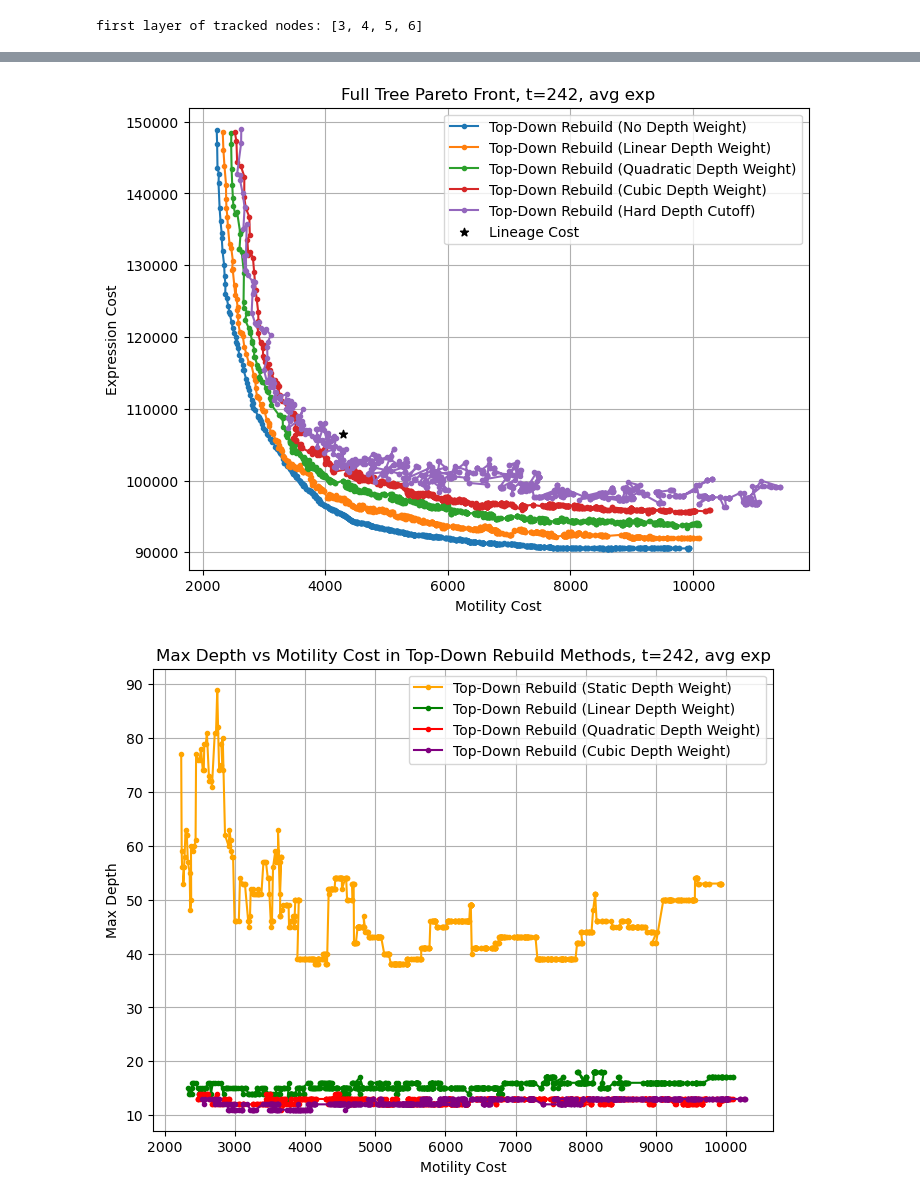
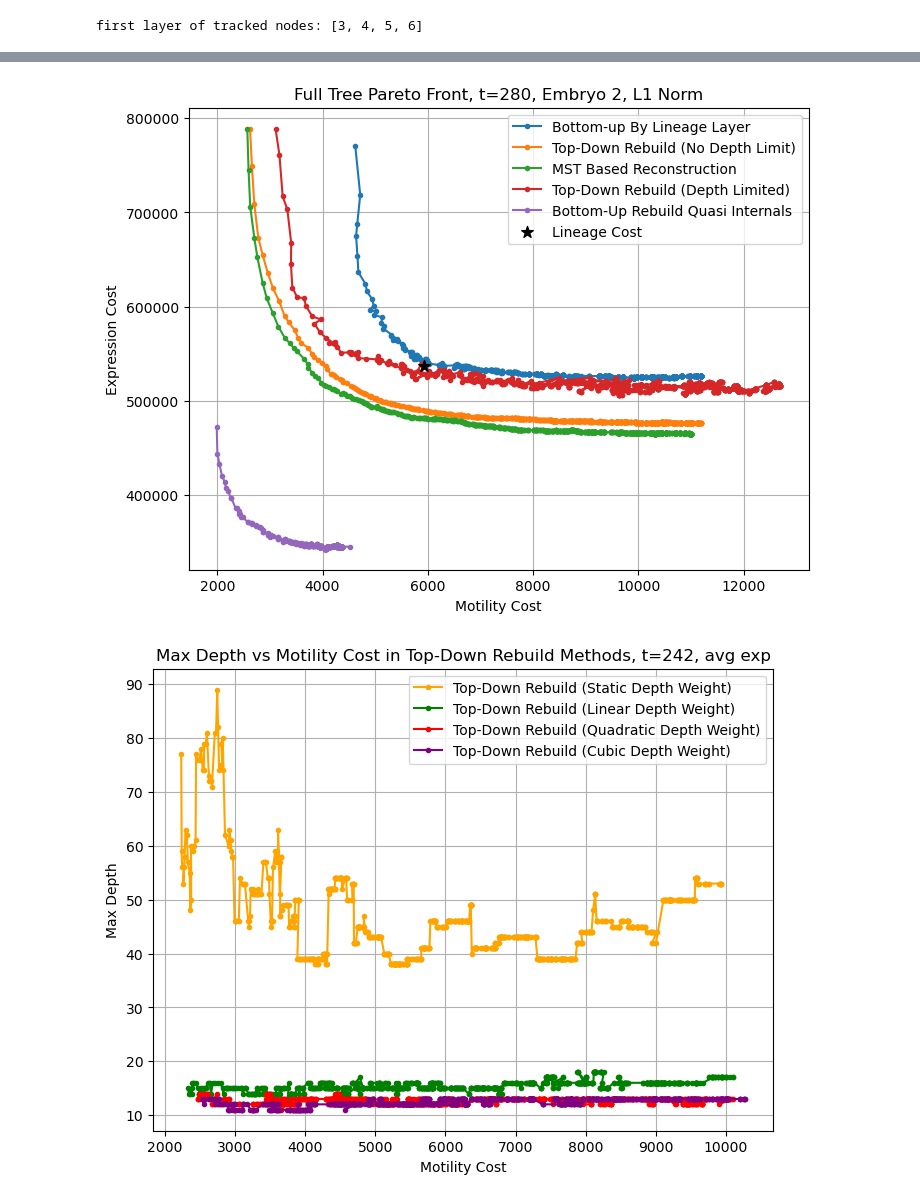
Before and after one commit to IcyFermion/embryogenesis, a Jupyter notebook: pareto_core.ipynb, the cells around one changed output, grey strips where cells are left out. Saved outputs shown, nothing was run; the diff lists cells and outputs as text; code cells hidden in the pictures.

```diff
--- a/pareto_core.ipynb
+++ b/pareto_core.ipynb
@@ -25,8 +25,14 @@ lineage_data = load_json('./data/cell_lineage.json')
 lineage_exp_df = pd.read_csv("data/protein/aggregated_all/s3.csv", index_col=0)
 lineage_exp_df = lineage_exp_df.fillna(0)
 tracking_df_all = pd.read_csv("./data/embryo2/tracks.txt", sep="\t")
-tracking_time_cutoff = 242
+tracking_time_cutoff = 280
 tracking_scale = 0.1625
 tracking_df = tracking_df_all.loc[tracking_df_all["t"] <= tracking_time_cutoff]
 untracked_nodes = ["P0", "AB", "P1"]
 first_internal_layer = ["ABa", "ABp", "EMS", "P2"]
+
+def depth_cutoff_func(depth):
+    if depth <= 9:
+        return 1
+    else:
+        return float('inf')
@@ -117,5 +143,5 @@ opt = LineageOptimization(
     lineage_exp_mat,
     lineage_tree,
     first_internal_layer=first_layer,
-    lineage_names=common_lineages)
+    lineage_names=common_lineages, exp_norm=1)
 # %% [output]
@@ -131,3 +153,5 @@ def depth_cutoff_func(depth):
 # %%
 pareto_list_by_layer = opt.bottom_up_by_layer_runner()
 pareto_list_top_down_rebuild = opt.top_down_rebuild_runner()
+pareto_mst_list = opt.mst_rebuild_runner()
+pareto_list_top_down_rebuild_depth_cutoff = opt.top_down_rebuild_runner(depth_weight_type=depth_cutoff_func)
@@ -141,0 +160,2 @@ pareto_list_top_down_rebuild_cubic_depth_weight = opt.top_down_rebuild_runner(de
+# %%
+pareto_list_terminal_only_kd_internal = opt.terminal_only_rebuild_runner(use_kd_tree=True)
@@ -142,29 +181,29 @@ pareto_list_top_down_rebuild_cubic_depth_weight = opt.top_down_rebuild_runner(de
 # %%
 pareto_xyz_cost_list_by_layer = [cost[0] for cost in pareto_list_by_layer]
 pareto_exp_cost_list_by_layer = [cost[1] for cost in pareto_list_by_layer]
 pareto_xyz_cost_list_top_down_rebuild = [cost[0] for cost in pareto_list_top_down_rebuild]
 pareto_exp_cost_list_top_down_rebuild = [cost[1] for cost in pareto_list_top_down_rebuild]
-pareto_xyz_cost_list_top_down_rebuild_linear_depth_weight = [cost[0] for cost in pareto_list_top_down_rebuild_linear_depth_weight]
-pareto_exp_cost_list_top_down_rebuild_linear_depth_weight = [cost[1] for cost in pareto_list_top_down_rebuild_linear_depth_weight]
-pareto_xyz_cost_list_top_down_rebuild_quadratic_depth_weight = [cost[0] for cost in pareto_list_top_down_rebuild_quadratic_depth_weight]
-pareto_exp_cost_list_top_down_rebuild_quadratic_depth_weight = [cost[1] for cost in pareto_list_top_down_rebuild_quadratic_depth_weight]
-pareto_xyz_cost_list_top_down_rebuild_cubic_depth_weight = [cost[0] for cost in pareto_list_top_down_rebuild_cubic_depth_weight]
-pareto_exp_cost_list_top_down_rebuild_cubic_depth_weight = [cost[1] for cost in pareto_list_top_down_rebuild_cubic_depth_weight]
+pareto_xyz_cost_list_mst = [cost[0] for cost in pareto_mst_list]
+pareto_exp_cost_list_mst = [cost[1] for cost in pareto_mst_list]
 pareto_xyz_cost_list_top_down_rebuild_depth_cutoff = [cost[0] for cost in pareto_list_top_down_rebuild_depth_cutoff]
 pareto_exp_cost_list_top_down_rebuild_depth_cutoff = [cost[1] for cost in pareto_list_top_down_rebuild_depth_cutoff]
+# pareto_xyz_cost_list_paired_bottom_up_rebuild = [cost[0] for cost in pareto_list_paired_bottom_up_rebuild]
+# pareto_exp_cost_list_paired_bottom_up_rebuild = [cost[1] for cost in pareto_list_paired_bottom_up_rebuild]
+pareto_xyz_cost_list_terminal_only_kd_internal = [cost[0] for cost in pareto_list_terminal_only_kd_internal]
+pareto_exp_cost_list_terminal_only_kd_internal = [cost[1] for cost in pareto_list_terminal_only_kd_internal]
 plt.figure(figsize=(8, 6))
-# plt.plot(pareto_xyz_cost_list_by_layer, pareto_exp_cost_list_by_layer, marker='o', linestyle='-',  markersize=3, label='Bottom-up By Layer')
-plt.plot(pareto_xyz_cost_list_top_down_rebuild, pareto_exp_cost_list_top_down_rebuild, marker='o', linestyle='-',  markersize=3, label='Top-Down Rebuild (No Depth Weight)')
-plt.plot(pareto_xyz_cost_list_top_down_rebuild_linear_depth_weight, pareto_exp_cost_list_top_down_rebuild_linear_depth_weight, marker='o', linestyle='-', markersize=3, label='Top-Down Rebuild (Linear Depth Weight)')
-plt.plot(pareto_xyz_cost_list_top_down_rebuild_quadratic_depth_weight, pareto_exp_cost_list_top_down_rebuild_quadratic_depth_weight, marker='o', linestyle='-', markersize=3, label='Top-Down Rebuild (Quadratic Depth Weight)')
-plt.plot(pareto_xyz_cost_list_top_down_rebuild_cubic_depth_weight, pareto_exp_cost_list_top_down_rebuild_cubic_depth_weight, marker='o', linestyle='-', markersize=3, label='Top-Down Rebuild (Cubic Depth Weight)')
-plt.plot(pareto_xyz_cost_list_top_down_rebuild_depth_cutoff, pareto_exp_cost_list_top_down_rebuild_depth_cutoff, marker='o', linestyle='-', markersize=3, label='Top-Down Rebuild (Hard Depth Cutoff)')
+plt.plot(pareto_xyz_cost_list_by_layer, pareto_exp_cost_list_by_layer, marker='o', linestyle='-',  markersize=3, label='Bottom-up By Lineage Layer')
+plt.plot(pareto_xyz_cost_list_top_down_rebuild, pareto_exp_cost_list_top_down_rebuild, marker='o', linestyle='-',  markersize=3, label='Top-Down Rebuild (No Depth Limit)')
+plt.plot(pareto_xyz_cost_list_mst, pareto_exp_cost_list_mst, marker='o', linestyle='-',  markersize=3, label='MST Based Reconstruction')
+plt.plot(pareto_xyz_cost_list_top_down_rebuild_depth_cutoff, pareto_exp_cost_list_top_down_rebuild_depth_cutoff, marker='o', linestyle='-', markersize=3, label='Top-Down Rebuild (Depth Limited)')
+# plt.plot(pareto_xyz_cost_list_paired_bottom_up_rebuild, pareto_exp_cost_list_paired_bottom_up_rebuild, marker='o', linestyle='-', markersize=3, label='Bottom-Up Rebuild Real Internals')
+plt.plot(pareto_xyz_cost_list_terminal_only_kd_internal, pareto_exp_cost_list_terminal_only_kd_internal, marker='o', linestyle='-', markersize=3, label='Bottom-Up Rebuild Quasi Internals')
 plt.xlabel('Motility Cost')
 plt.ylabel('Expression Cost')
-plt.scatter(opt.lineage_xyz_cost, opt.lineage_exp_cost, color='black', marker='*', label='Lineage Cost', zorder=99)
-plt.title(f'Full Tree Pareto Front, t=242, avg exp')
+plt.scatter(opt.lineage_xyz_cost, opt.lineage_exp_cost, color='black', marker='*', label='Lineage Cost', zorder=99, s=75)
+plt.title(f'Full Tree Pareto Front, t=280, Embryo 2, L1 Norm')
 plt.grid(True)
 plt.legend()
 plt.show()
 # %% [output]
-[figure, old version]
+[figure, new version]
```
Also changed, not shown: parts of 15 cells of this notebook, 5 other files.
